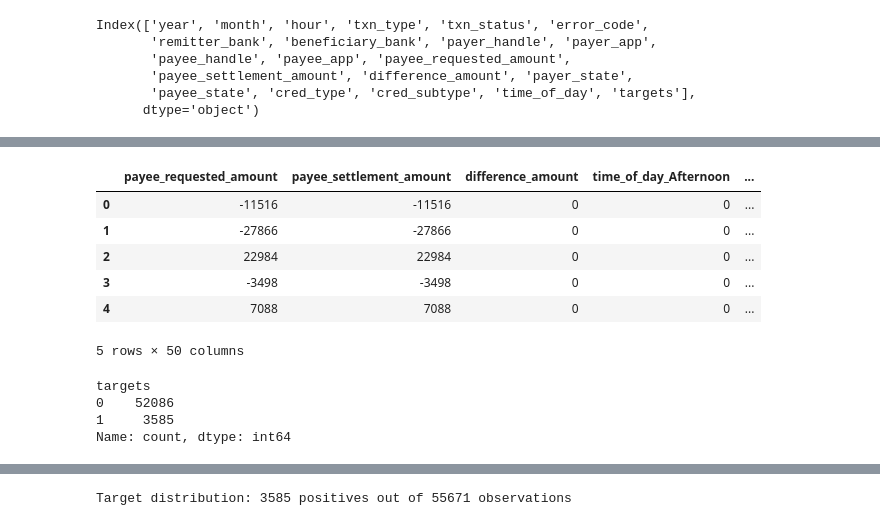
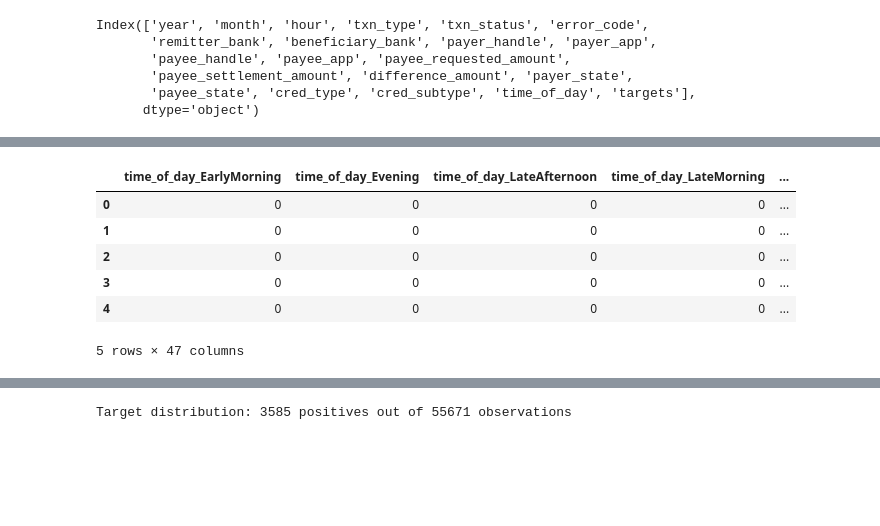
Before and after one commit to jadiasoham/Financial-Fraud-Detection, a Jupyter notebook: predictive_modeling.ipynb, the cells around one changed output, grey strips where cells are left out. Saved outputs shown, nothing was run; the diff lists cells and outputs as text; code cells hidden in the pictures; blank space fills up the shorter version.

```diff
--- a/predictive_modeling.ipynb
+++ b/predictive_modeling.ipynb
@@ -123,0 +76,3 @@ df_with_dummies
+# %%
+df_cat = df[cat_feat_to_keep]
+df_num = df[num_feat_to_keep]
@@ -123,0 +97,3 @@ df_with_dummies
+# %%
+df_cat_encoded = pd.get_dummies(df_cat, drop_first= True).astype(np.int32)
+df_cat_encoded
@@ -123,0 +114,6 @@ df_with_dummies
+# %%
+scaler = StandardScaler()
+df_num_scaled = scaler.fit_transform(df_num.iloc[:, :-1])
+df_num_scaled = pd.DataFrame(df_num_scaled, columns= num_feat_to_keep[:-1])
+df_num_scaled = pd.concat([df_num_scaled, df_num['targets']], axis= 1)
+df_num_scaled
@@ -123,0 +134,3 @@ df_with_dummies
+# %%
+df_encoded = pd.concat([df_cat_encoded, df_num_scaled], axis= 1)
+df_encoded
@@ -124,19 +151,13 @@ df_with_dummies
 # %%
-inputs = df_with_dummies.iloc[:, :-1]
-targets = df_with_dummies.iloc[:, -1]
+inputs = df_encoded.iloc[:, :-1]
+targets = df_encoded.iloc[:, -1]
+
 inputs.head()
 # %% [output]
-|  | payee_requested_amount | payee_settlement_amount | difference_amount | time_of_day_Afternoon | ... |
-| 0 | -11516 | -11516 | 0 | 0 | ... |
-| 1 | -27866 | -27866 | 0 | 0 | ... |
-| 2 | 22984 | 22984 | 0 | 0 | ... |
-| 3 | -3498 | -3498 | 0 | 0 | ... |
-| 4 | 7088 | 7088 | 0 | 0 | ... |
+|  | time_of_day_EarlyMorning | time_of_day_Evening | time_of_day_LateAfternoon | time_of_day_LateMorning | ... |
+| 0 | 0 | 0 | 0 | 0 | ... |
+| 1 | 0 | 0 | 0 | 0 | ... |
+| 2 | 0 | 0 | 0 | 0 | ... |
+| 3 | 0 | 0 | 0 | 0 | ... |
+| 4 | 0 | 0 | 0 | 0 | ... |
-5 rows × 50 columns
+5 rows × 47 columns
-# %%
-targets.value_counts()
-# %% [output]
-targets
-0    52086
-1     3585
-Name: count, dtype: int64
```
Also changed, not shown: parts of 29 cells of this notebook.
